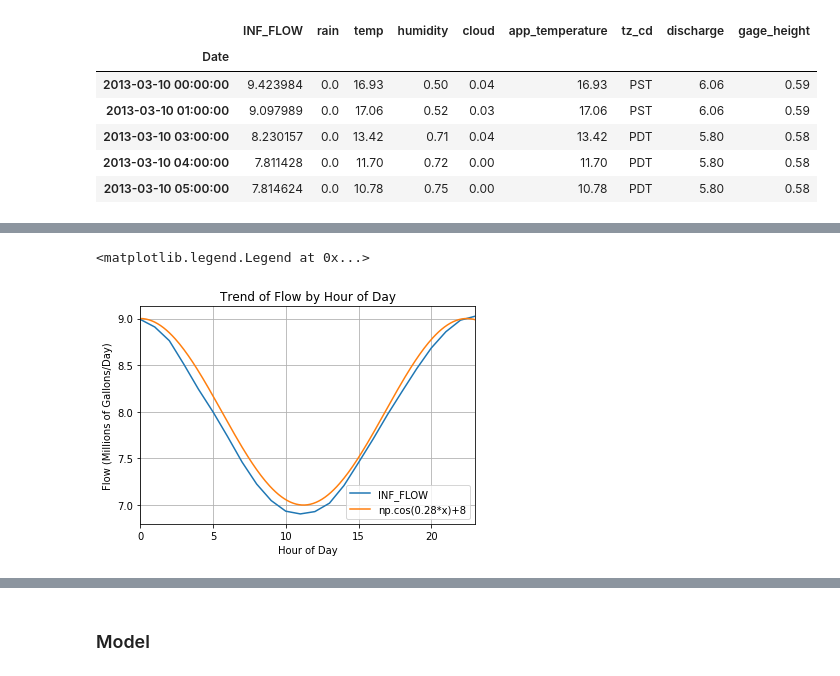
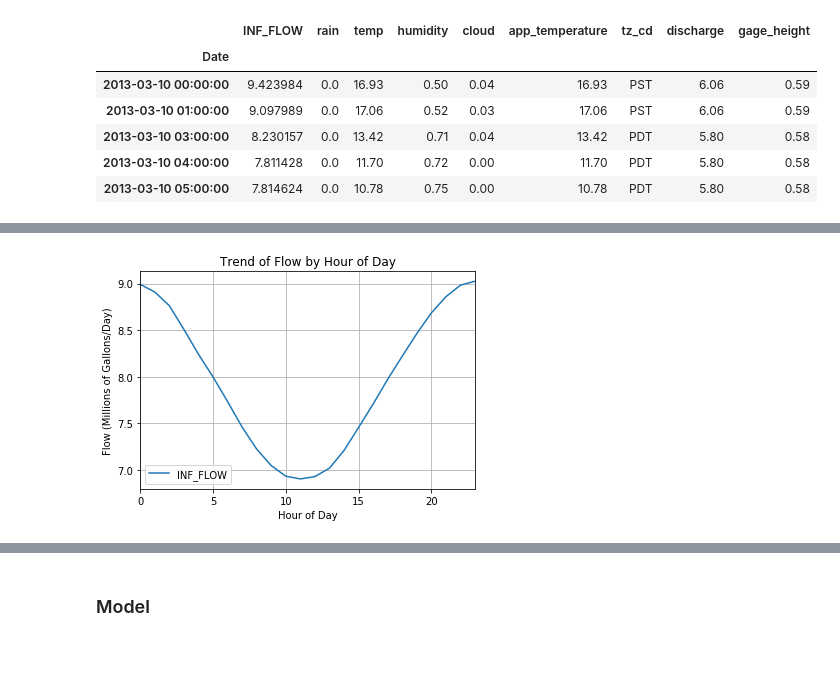
Before and after one commit to LucasXavierChurchman/plutoshift_flow, a Jupyter notebook: flow.ipynb, the cells around one changed output, grey strips where cells are left out. Cells and saved outputs as stored; diff of their text form; code cells hidden in the pictures.

```diff
--- a/flow.ipynb
+++ b/flow.ipynb
@@ -133,6 +127,7 @@ Now that the 3 dataframes have been cleaned up a bit lets merge them together by
 # %%
-df = flow.merge(weather)
-df = df.merge(usgs)
+#Now that the 3 dataframes have been cleaned up a bit lets merge them together by date
+df = flow.merge(weather, on = 'Date')
+df = df.merge(usgs, on = 'Date')
 df.set_index('Date', inplace = True)
 print(df.info())
 # %% [output]
@@ -242,7 +274,7 @@ df.loc['2013-03-10 00:00:00':'2013-03-10 05:00:00']
 | 2013-03-10 04:00:00+00:00 | 7.814624 | 0.0 | 10.78 | 0.75 | 0.00 | 10.78 | 5.80 | 0.58 | 2013-03-10 05:00:00 |
 | 2013-03-10 05:00:00+00:00 | 7.510198 | 0.0 | 10.69 | 0.78 | 0.07 | 10.69 | 5.80 | 0.58 | 2013-03-10 06:00:00 |
 # %%
-#Create features for each component of the time series.
+#Creating features for each component of the time series.
 
 # The prompt mentions the plant doesn't control the amount of flow coming in. This likely means
 # the flow is mostly caused by natural cycles. Considering this, datetime units indicating natural
@@ -251,8 +283,12 @@ df.loc['2013-03-10 00:00:00':'2013-03-10 05:00:00']
 # better interpretability for the client
 
 df['dt_hour_of_day'] = pd.DatetimeIndex(df.index).hour
+
+
+#This will add most calendar date features. Dropping dt_Elapsed because it's interpretably difficult
+#and captures similar information as other time features
 df['dt_'] = df.index
-df = add_datepart(df, 'dt_', drop = True) #This will add most calendar date features
+df = add_datepart(df, 'dt_', drop = True).drop('dt_Elapsed', axis = 1)
 # %%
 df.columns
 # %% [output]
@@ -266,16 +312,12 @@ Index(['INF_FLOW', 'rain', 'temp', 'humidity', 'cloud', 'app_temperature',
 # %%
 #This is interesting. Flow has an almost perfect cosine shaped trend over the course of an average day
 
 hourly_flow_trend = df.groupby(['dt_hour_of_day'])['INF_FLOW'].mean()
-x = np.arange(0,7.6*np.pi,0.1)
-y = np.cos(0.28*x)+8
-cosine_data = pd.DataFrame([y,x])
 hourly_flow_trend.plot(grid = True)
-plt.plot(x,y)
 plt.xlabel('Hour of Day')
 plt.title('Trend of Flow by Hour of Day')
 plt.ylabel('Flow (Millions of Gallons/Day)')
-plt.legend(labels = ['INF_FLOW', 'np.cos(0.28*x)+8'])
+plt.legend(labels = ['INF_FLOW'])
+plt.show()
 # %% [output]
-<matplotlib.legend.Legend at 0x...>
-[figure, old version]
+[figure, new version]
```
Also changed, not shown: parts of 30 cells of this notebook, 2 other files.
